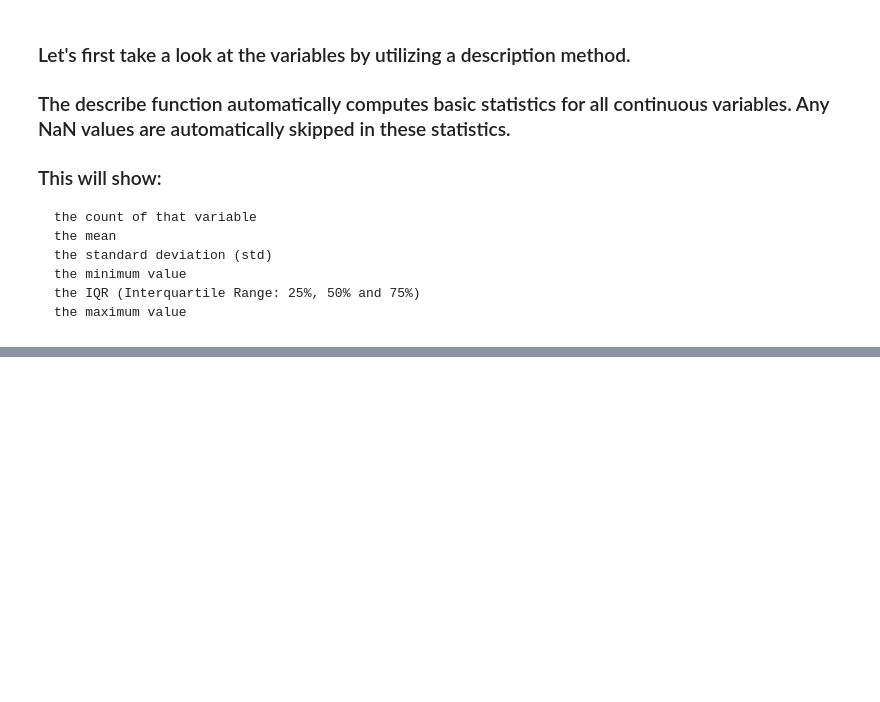
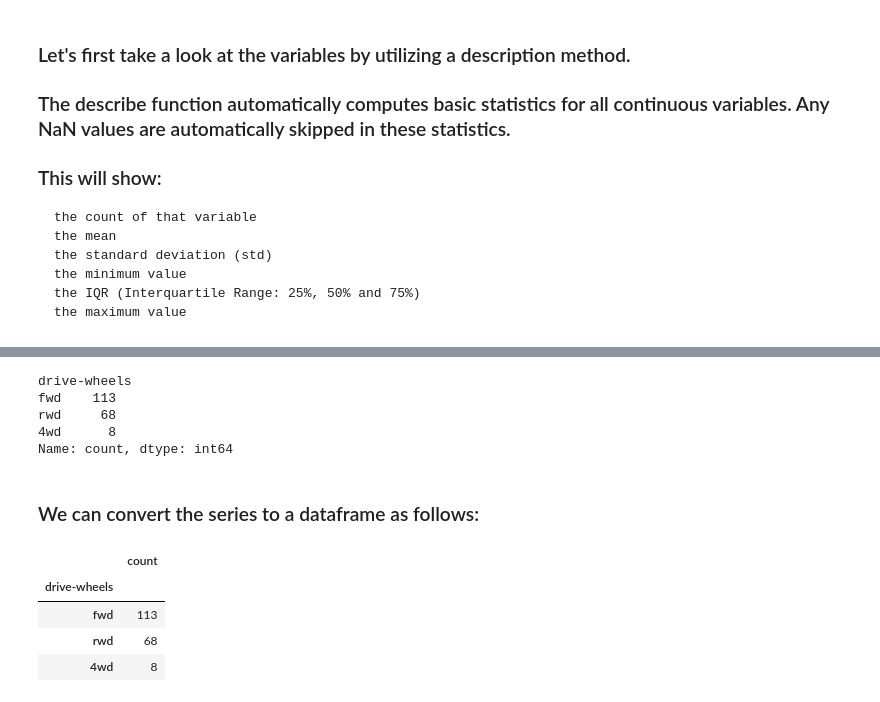
Before and after one commit to nayeem29dse/Car-Data-Analysis, a Jupyter notebook: automobiles_analysis.ipynb, the cells around one changed output, grey strips where cells are left out. Saved outputs shown, nothing was run; the diff lists cells and outputs as text; code cells hidden in the pictures; blank space fills up the shorter version.

```diff
--- a/automobiles_analysis.ipynb
+++ b/automobiles_analysis.ipynb
@@ -624,0 +636,18 @@ sns.boxplot(x="drive-wheels", y="price", data=df)
+# %%
+df['drive-wheels'].value_counts()
+# %% [output]
+drive-wheels
+fwd    113
+rwd     68
+4wd      8
+Name: count, dtype: int64
+# %% [markdown]
+### We can convert the series to a dataframe as follows:
+# %%
+df['drive-wheels'].value_counts().to_frame()
+# %% [output]
+|  | count |
+| drive-wheels |  |
+| fwd | 113 |
+| rwd | 68 |
+| 4wd | 8 |
```
Also changed, not shown: parts of 9 cells of this notebook.
